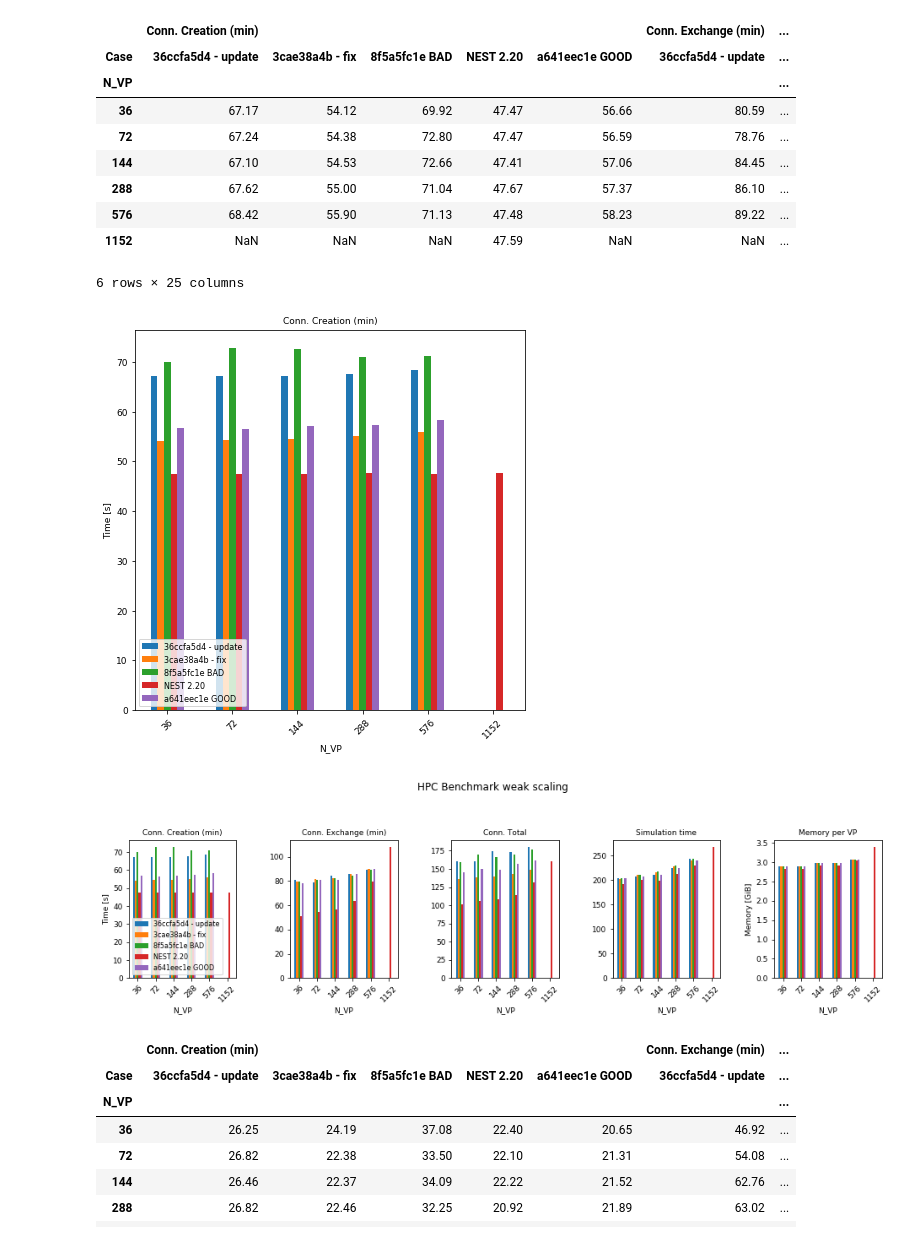
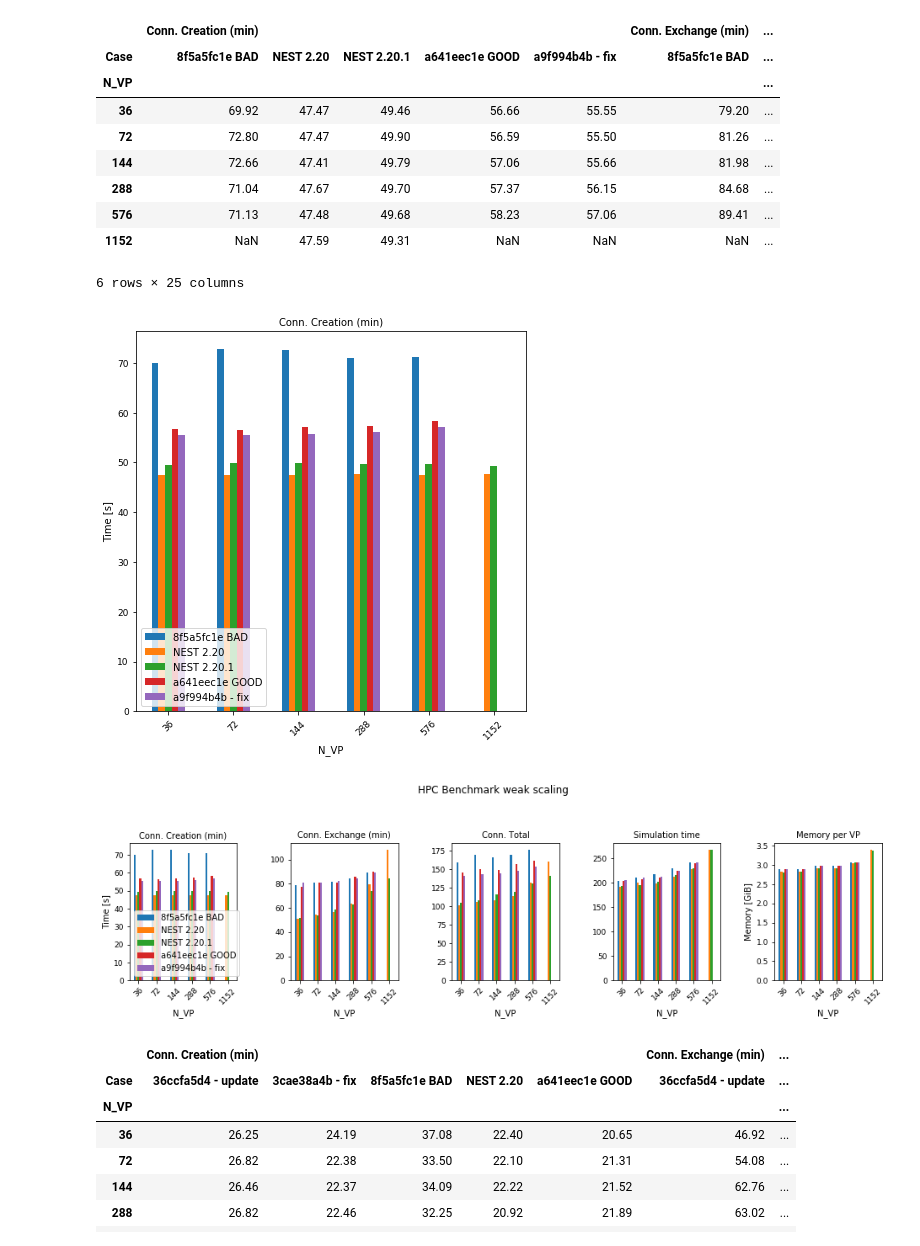
Before and after one commit to INM-6/beNNch, a Jupyter notebook: results/NEST_3_0_benchmark_results/NEST-bisect.ipynb, the cells around one changed output. Saved outputs shown, nothing was run; the diff lists cells and outputs as text; code cells hidden in the pictures.

Commit message:
add results

```diff
--- a/results/NEST_3_0_benchmark_results/NEST-bisect.ipynb
+++ b/results/NEST_3_0_benchmark_results/NEST-bisect.ipynb
@@ -204,49 +204,56 @@ hpc_p
 hpc_220 = pd.read_csv('results/hpc_benchmark_2_20_daint.csv')
 hpc_220['Case'] = ['NEST 2.20'] * len(hpc_220)
 
+hpc_2201 = pd.read_csv('results/hpc_benchmark_2_20_1_daint.csv')
+hpc_2201['Case'] = ['NEST 2.20.1'] * len(hpc_2201)
 
 hpc_3_a6 = pd.read_csv('results/hpc_benchmark_3_0_a641eec1e_daint.csv') # GOOD
 hpc_3_a6['Case'] = ['a641eec1e GOOD'] * len(hpc_3_a6)
 hpc_3_8f = pd.read_csv('results/hpc_benchmark_3_0_8f5a5fc1e_daint.csv') # BAD
 hpc_3_8f['Case'] = ['8f5a5fc1e BAD'] * len(hpc_3_8f)
 
 hpc_3_3c = pd.read_csv('results/bisect/hpc_benchmark_bisect_3cae38a4b_daint.csv')
-hpc_3_3c['Case'] = ['3cae38a4b - fix'] * len(hpc_3_3c)
+hpc_3_3c['Case'] = ['3cae38a4b - first fix'] * len(hpc_3_3c)
 
-hpc_3_36 = pd.read_csv('results/hpc_benchmark_36ccfa5d4_daint.csv')
-hpc_3_36['Case'] = ['36ccfa5d4 - update'] * len(hpc_3_36)
+# hpc_3_36 = pd.read_csv('results/hpc_benchmark_36ccfa5d4_daint.csv')
+# hpc_3_36['Case'] = ['36ccfa5d4 - update'] * len(hpc_3_36)
+# hpc_3_48 = pd.read_csv('results/bisect/hpc_benchmark_bisect_48b5f0420_daint.csv')
+# hpc_3_48['Case'] = ['48b5f0420 - fix'] * len(hpc_3_48)
 
-hpc_fix = pd.concat([hpc_220,  hpc_3_a6, hpc_3_8f, hpc_3_3c, hpc_3_36])
+hpc_3_a9 = pd.read_csv('results/bisect/hpc_benchmark_bisect_a9f994b4b_daint.csv')
+hpc_3_a9['Case'] = ['a9f994b4b - fix'] * len(hpc_3_a9)
+
+hpc_fix = pd.concat([hpc_220, hpc_2201,  hpc_3_a6, hpc_3_8f, hpc_3_a9])
 
 hpc_fix = calculate_T_conn_and_memory(hpc_fix)
 values=['Conn. Creation (min)']
 hpc_fix_p = plot_compare(hpc_fix, 'figures/bisect/hpc_benchmark_weak_scaling_connection_fix.png', values=values,
                          plot_T_sim=False,
                          legend_loc='lower left')
 
 plotsize_subplots = (16,3)
 plt.rcParams.update({'figure.figsize': plotsize_subplots})
 
 hpc_fix_p = plot_compare(hpc_fix, 'figures/bisect/hpc_benchmark_weak_scaling_fix.png',
                          plot_T_sim=True,
                          legend_loc='lower left', title='HPC Benchmark weak scaling')
 
 plt.rcParams.update({'figure.figsize': (7,7)})
 
 hpc_fix_p
 # %% [output]
 |  | Conn. Creation (min) |  |  |  |  | Conn. Exchange (min) | ... |
-| Case | 36ccfa5d4 - update | 3cae38a4b - fix | 8f5a5fc1e BAD | NEST 2.20 | a641eec1e GOOD | 36ccfa5d4 - update | ... |
+| Case | 8f5a5fc1e BAD | NEST 2.20 | NEST 2.20.1 | a641eec1e GOOD | a9f994b4b - fix | 8f5a5fc1e BAD | ... |
 | N_VP |  |  |  |  |  |  | ... |
-| 36 | 67.17 | 54.12 | 69.92 | 47.47 | 56.66 | 80.59 | ... |
-| 72 | 67.24 | 54.38 | 72.80 | 47.47 | 56.59 | 78.76 | ... |
-| 144 | 67.10 | 54.53 | 72.66 | 47.41 | 57.06 | 84.45 | ... |
-| 288 | 67.62 | 55.00 | 71.04 | 47.67 | 57.37 | 86.10 | ... |
-| 576 | 68.42 | 55.90 | 71.13 | 47.48 | 58.23 | 89.22 | ... |
-| 1152 | NaN | NaN | NaN | 47.59 | NaN | NaN | ... |
+| 36 | 69.92 | 47.47 | 49.46 | 56.66 | 55.55 | 79.20 | ... |
+| 72 | 72.80 | 47.47 | 49.90 | 56.59 | 55.50 | 81.26 | ... |
+| 144 | 72.66 | 47.41 | 49.79 | 57.06 | 55.66 | 81.98 | ... |
+| 288 | 71.04 | 47.67 | 49.70 | 57.37 | 56.15 | 84.68 | ... |
+| 576 | 71.13 | 47.48 | 49.68 | 58.23 | 57.06 | 89.41 | ... |
+| 1152 | NaN | 47.59 | 49.31 | NaN | NaN | NaN | ... |
 6 rows × 25 columns
-[figure, old version]
+[figure, new version]
-[figure, old version]
+[figure, new version]
 # %%
 hpc_220_j = pd.read_csv('results/jusuf/hpc_benchmark_2_20_jusuf.csv')
 hpc_220_j['Case'] = ['NEST 2.20'] * len(hpc_220_j)
```
Also changed, not shown: parts of 1 cell of this notebook, 53 other files.
